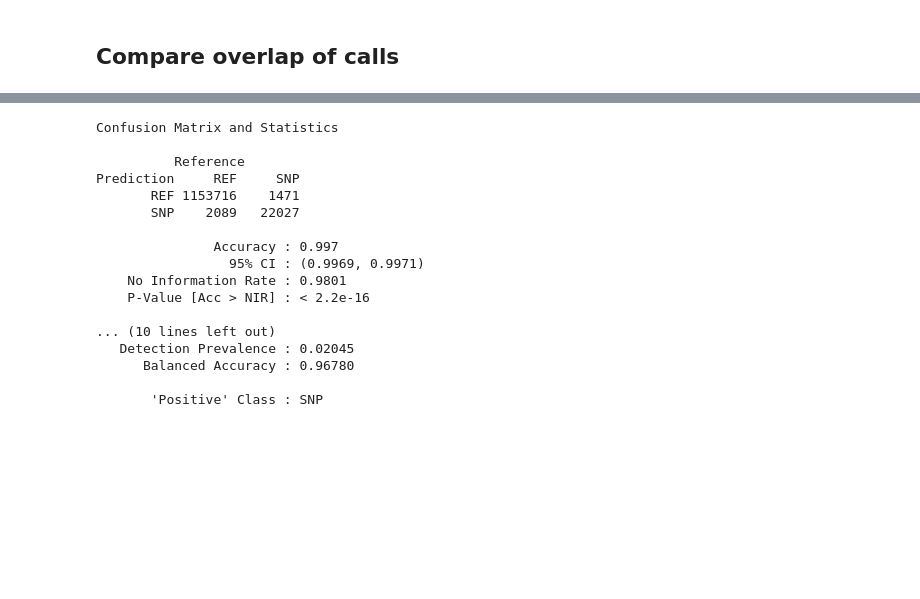
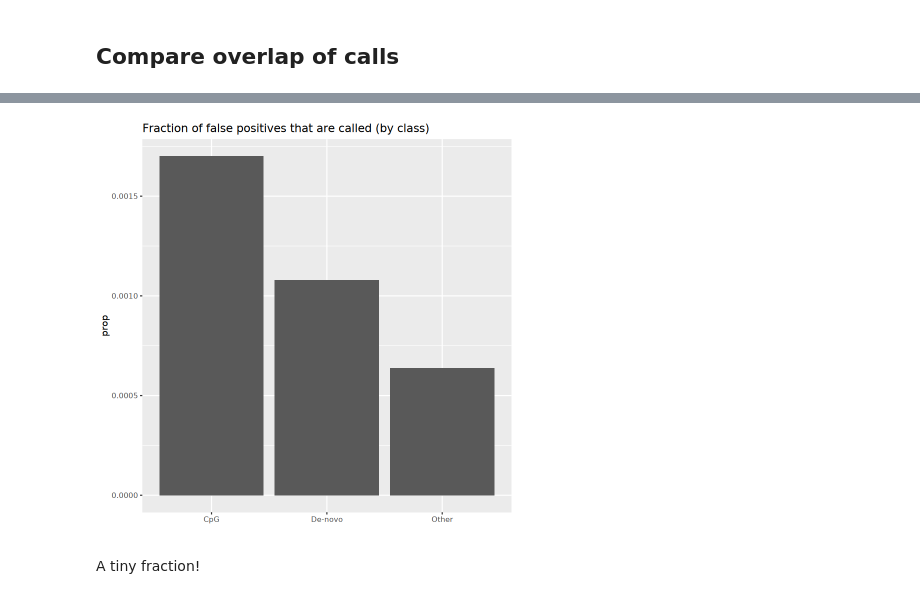
Before and after one commit to bsbludwig/rastair, a Jupyter notebook: Analysis/RF_classifier_test.ipynb, the cells around one changed output, grey strips where cells are left out. Cells and saved outputs as stored; diff of their text form; code cells hidden in the pictures; blank space fills up the shorter version.

```diff
--- a/Analysis/RF_classifier_test.ipynb
+++ b/Analysis/RF_classifier_test.ipynb
@@ -103,21 +126,6 @@ ggplot(predictions.r2.true[type=="SNP"], aes(x=ifelse(cpg, "CpG", ifelse(dn_cpg,
 # %%
-cm.stats <- confusionMatrix(predictions.r2.true[dn_cpg==TRUE & cpg==FALSE, as.factor(fifelse(score>0.8, "SNP", "REF"))], reference = predictions.r2.true[dn_cpg==TRUE & cpg==FALSE]$type, positive="SNP")
-cm.stats
+ggplot(predictions.r2.true[type=="REF", .(prop=sum(score>0.8)/.N), by=.(type=fifelse(cpg==1, "CpG", fifelse(dn_cpg==1, "De-novo", "Other")))], aes(x=type, y=prop)) + geom_bar(stat="identity") + xlab("") + ggtitle("Fraction of false positives that are called (by class)")
 # %% [output]
-Confusion Matrix and Statistics
-
-          Reference
-Prediction     REF     SNP
-       REF 1153716    1471
-       SNP    2089   22027
-
-               Accuracy : 0.997
-                 95% CI : (0.9969, 0.9971)
-    No Information Rate : 0.9801
-    P-Value [Acc > NIR] : < 2.2e-16
-
-... (10 lines left out)
-   Detection Prevalence : 0.02045
-      Balanced Accuracy : 0.96780
-
-       'Positive' Class : SNP
+[figure, added]
+# %% [markdown]
+A tiny fraction!
```
Also changed, not shown: parts of 11 cells of this notebook.
